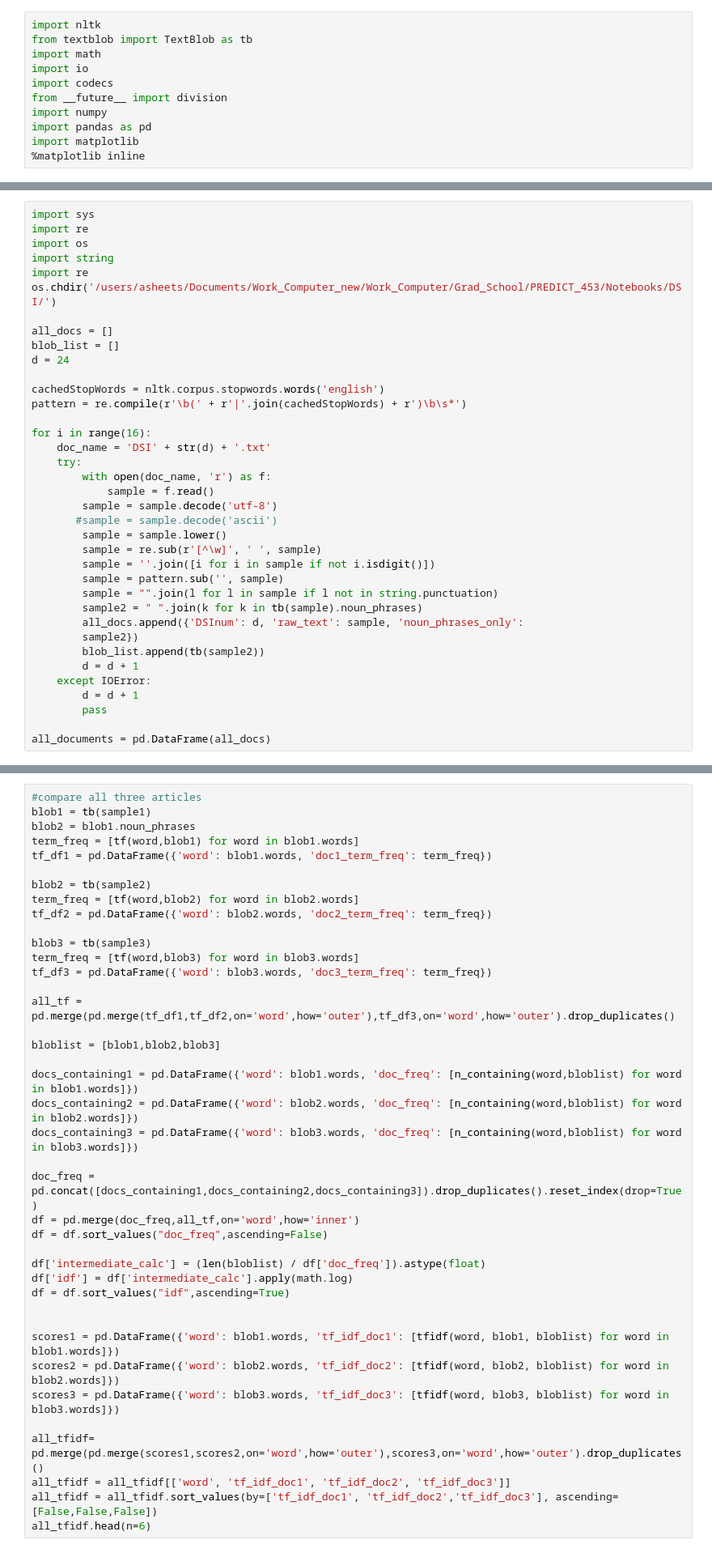
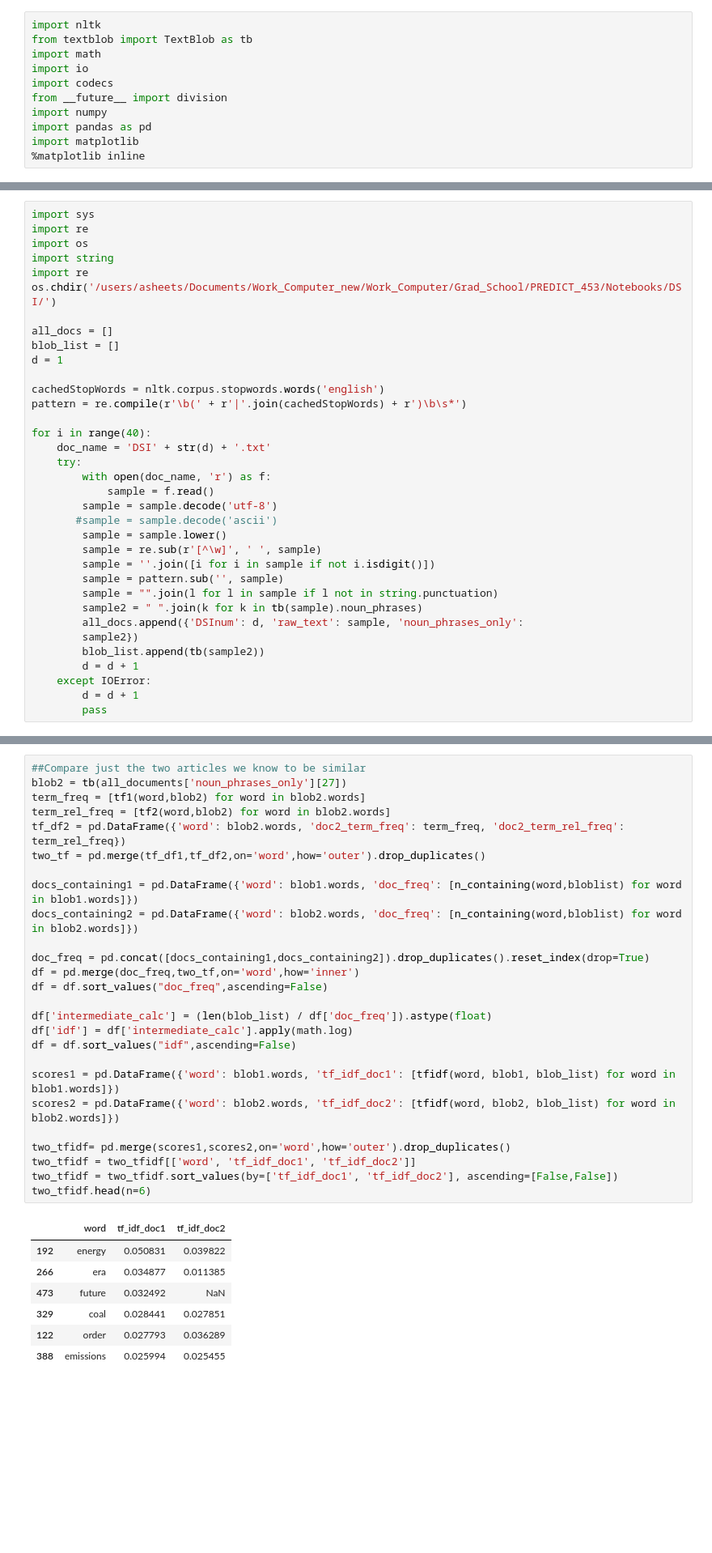
Before and after one commit to annamsheets/PREDICT453_CaseStudy2, a Jupyter notebook: tfidf.ipynb, the cells around one changed output, grey strips where cells are left out. Shown at 81% size. Cells and saved outputs as stored; diff of their text form; blank space fills up the shorter version.

```diff
--- a/tfidf.ipynb
+++ b/tfidf.ipynb
@@ -19,12 +44,12 @@ os.chdir('/users/asheets/Documents/Work_Computer_new/Work_Computer/Grad_School/P
 
 all_docs = []
 blob_list = []
-d = 24
+d = 1
 
 cachedStopWords = nltk.corpus.stopwords.words('english')
 pattern = re.compile(r'\b(' + r'|'.join(cachedStopWords) + r')\b\s*')
 
-for i in range(16):
+for i in range(40):
     doc_name = 'DSI' + str(d) + '.txt'
     try:
         with open(doc_name, 'r') as f:
@@ -44,5 +69,3 @@ for i in range(16):
     except IOError:
         d = d + 1
         pass
-
-all_documents = pd.DataFrame(all_docs)
@@ -71,40 +93,34 @@ def tfidf(word, blob, bloblist):
 # %%
-#compare all three articles
-blob1 = tb(sample1)
-blob2 = blob1.noun_phrases
-term_freq = [tf(word,blob1) for word in blob1.words]
-tf_df1 = pd.DataFrame({'word': blob1.words, 'doc1_term_freq': term_freq})
-
-blob2 = tb(sample2)
-term_freq = [tf(word,blob2) for word in blob2.words]
-tf_df2 = pd.DataFrame({'word': blob2.words, 'doc2_term_freq': term_freq})
-
-blob3 = tb(sample3)
-term_freq = [tf(word,blob3) for word in blob3.words]
-tf_df3 = pd.DataFrame({'word': blob3.words, 'doc3_term_freq': term_freq})
-
-all_tf = pd.merge(pd.merge(tf_df1,tf_df2,on='word',how='outer'),tf_df3,on='word',how='outer').drop_duplicates()
-
-bloblist = [blob1,blob2,blob3]
+##Compare just the two articles we know to be similar
+blob2 = tb(all_documents['noun_phrases_only'][27])
+term_freq = [tf1(word,blob2) for word in blob2.words]
+term_rel_freq = [tf2(word,blob2) for word in blob2.words]
+tf_df2 = pd.DataFrame({'word': blob2.words, 'doc2_term_freq': term_freq, 'doc2_term_rel_freq': term_rel_freq})
+two_tf = pd.merge(tf_df1,tf_df2,on='word',how='outer').drop_duplicates()
 
 docs_containing1 = pd.DataFrame({'word': blob1.words, 'doc_freq': [n_containing(word,bloblist) for word in blob1.words]})
 docs_containing2 = pd.DataFrame({'word': blob2.words, 'doc_freq': [n_containing(word,bloblist) for word in blob2.words]})
-docs_containing3 = pd.DataFrame({'word': blob3.words, 'doc_freq': [n_containing(word,bloblist) for word in blob3.words]})
 
-doc_freq = pd.concat([docs_containing1,docs_containing2,docs_containing3]).drop_duplicates().reset_index(drop=True)
-df = pd.merge(doc_freq,all_tf,on='word',how='inner')
+doc_freq = pd.concat([docs_containing1,docs_containing2]).drop_duplicates().reset_index(drop=True)
+df = pd.merge(doc_freq,two_tf,on='word',how='inner')
 df = df.sort_values("doc_freq",ascending=False)
 
-df['intermediate_calc'] = (len(bloblist) / df['doc_freq']).astype(float)
+df['intermediate_calc'] = (len(blob_list) / df['doc_freq']).astype(float)
 df['idf'] = df['intermediate_calc'].apply(math.log)
-df = df.sort_values("idf",ascending=True)
+df = df.sort_values("idf",ascending=False)
 
+scores1 = pd.DataFrame({'word': blob1.words, 'tf_idf_doc1': [tfidf(word, blob1, blob_list) for word in blob1.words]})
+scores2 = pd.DataFrame({'word': blob2.words, 'tf_idf_doc2': [tfidf(word, blob2, blob_list) for word in blob2.words]})
 
-scores1 = pd.DataFrame({'word': blob1.words, 'tf_idf_doc1': [tfidf(word, blob1, bloblist) for word in blob1.words]})
-scores2 = pd.DataFrame({'word': blob2.words, 'tf_idf_doc2': [tfidf(word, blob2, bloblist) for word in blob2.words]})
-scores3 = pd.DataFrame({'word': blob3.words, 'tf_idf_doc3': [tfidf(word, blob3, bloblist) for word in blob3.words]})
-
-all_tfidf= pd.merge(pd.merge(scores1,scores2,on='word',how='outer'),scores3,on='word',how='outer').drop_duplicates()
-all_tfidf = all_tfidf[['word', 'tf_idf_doc1', 'tf_idf_doc2', 'tf_idf_doc3']]
-all_tfidf = all_tfidf.sort_values(by=['tf_idf_doc1', 'tf_idf_doc2','tf_idf_doc3'], ascending=[False,False,False])
-all_tfidf.head(n=6)
+two_tfidf= pd.merge(scores1,scores2,on='word',how='outer').drop_duplicates()
+two_tfidf = two_tfidf[['word', 'tf_idf_doc1', 'tf_idf_doc2']]
+two_tfidf = two_tfidf.sort_values(by=['tf_idf_doc1', 'tf_idf_doc2'], ascending=[False,False])
+two_tfidf.head(n=6)
+# %% [output]
+|  | word | tf_idf_doc1 | tf_idf_doc2 |
+| 192 | energy | 0.050831 | 0.039822 |
+| 266 | era | 0.034877 | 0.011385 |
+| 473 | future | 0.032492 | NaN |
+| 329 | coal | 0.028441 | 0.027851 |
+| 122 | order | 0.027793 | 0.036289 |
+| 388 | emissions | 0.025994 | 0.025455 |
```
Also changed, not shown: parts of 9 cells of this notebook.
